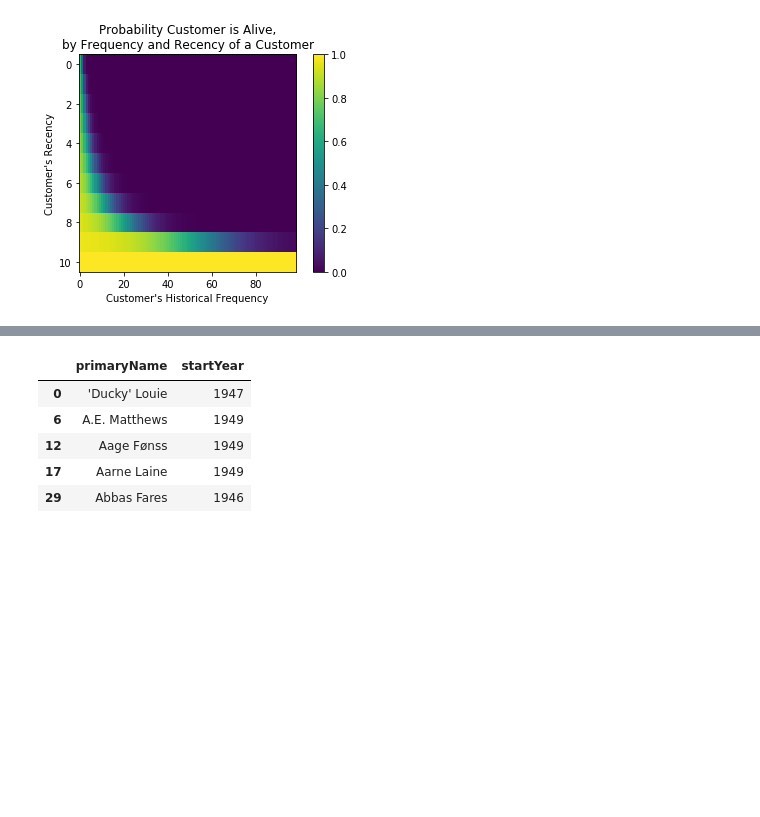
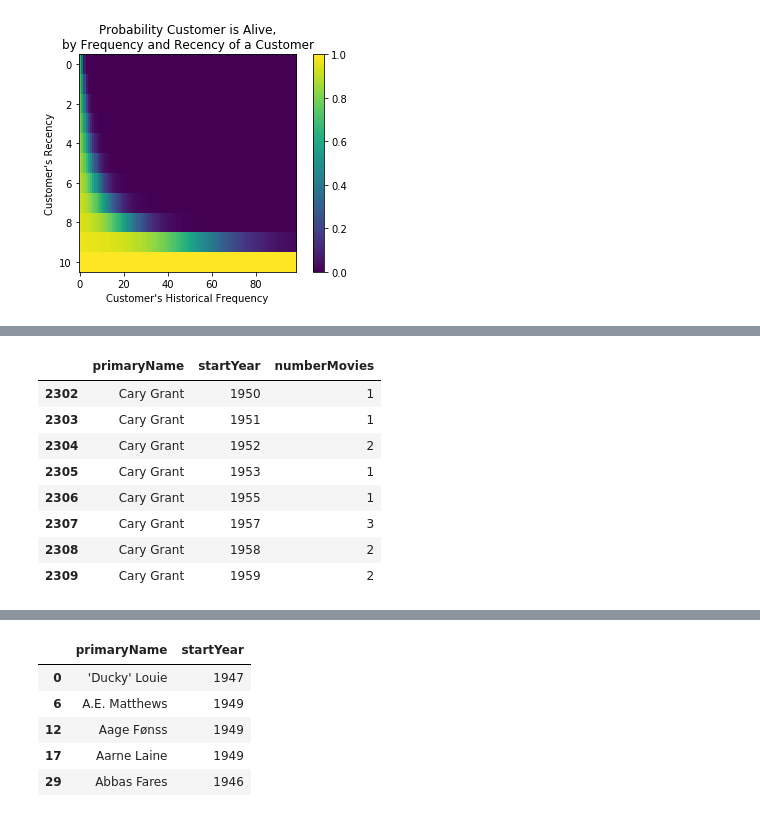
Before and after one commit to MaximeKan/Statistical-Modeling, a Jupyter notebook: Actors_movie_counts.ipynb, the cells around one changed output, grey strips where cells are left out. Saved outputs shown, nothing was run; the diff lists cells and outputs as text; code cells hidden in the pictures; blank space fills up the shorter version.

```diff
--- a/Actors_movie_counts.ipynb
+++ b/Actors_movie_counts.ipynb
@@ -501,0 +498,12 @@ pnbd.conditional_probability_of_n_purchases_up_to_time(0, t_future, movie_counts
+# %%
+movie_counts[movie_counts.primaryName == "Cary Grant"]
+# %% [output]
+|  | primaryName | startYear | numberMovies |
+| 2302 | Cary Grant | 1950 | 1 |
+| 2303 | Cary Grant | 1951 | 1 |
+| 2304 | Cary Grant | 1952 | 2 |
+| 2305 | Cary Grant | 1953 | 1 |
+| 2306 | Cary Grant | 1955 | 1 |
+| 2307 | Cary Grant | 1957 | 3 |
+| 2308 | Cary Grant | 1958 | 2 |
+| 2309 | Cary Grant | 1959 | 2 |
```
Also changed, not shown: parts of 22 cells of this notebook.
